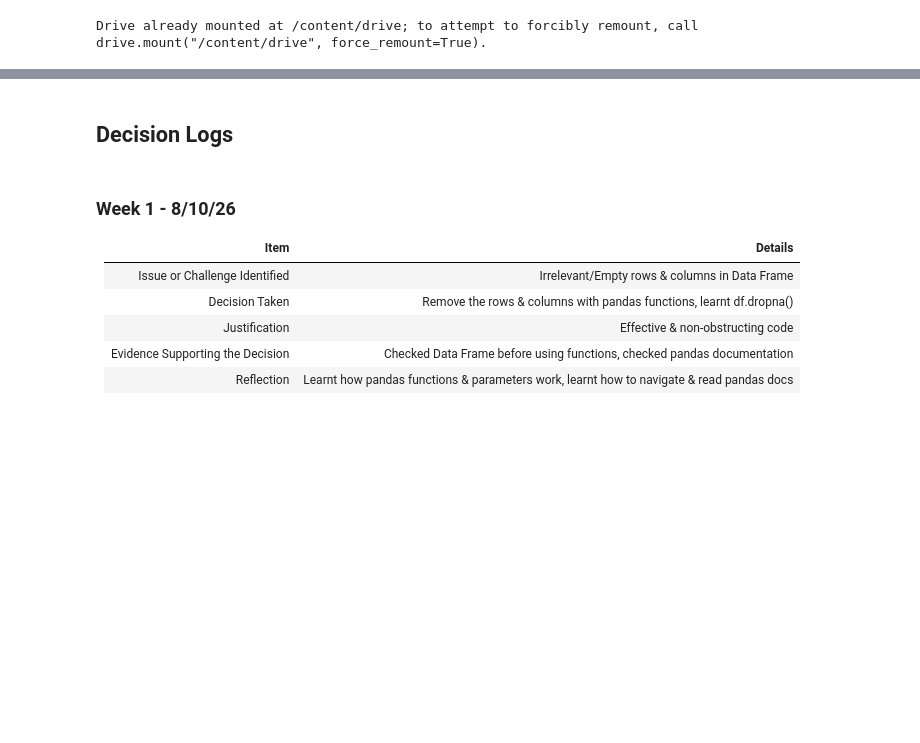
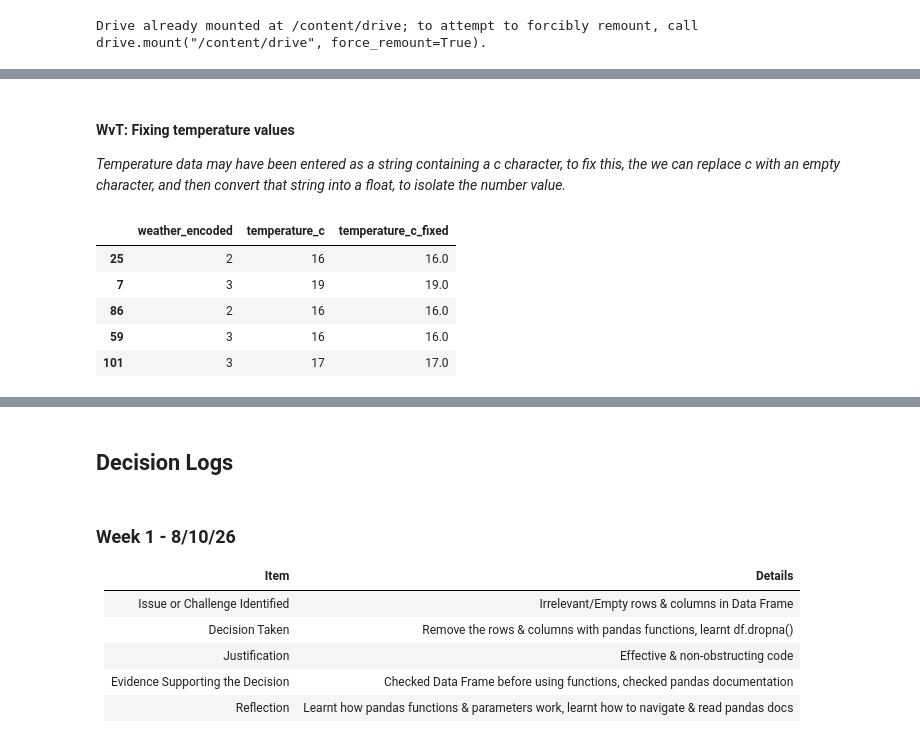
Before and after one commit to Paul-Daly366/MachineLearning_Project_Colab, a Jupyter notebook: MachineLearningProj.ipynb, the cells around one changed output, grey strips where cells are left out. Saved outputs shown, nothing was run; the diff lists cells and outputs as text; code cells hidden in the pictures; blank space fills up the shorter version.

```diff
--- a/MachineLearningProj.ipynb
+++ b/MachineLearningProj.ipynb
@@ -266,0 +169,4 @@ print(df_weather_temp_encoded.head)
+# %% [markdown]
+#### **WvT: Fixing temperature values**
+
+*Temperature data may have been entered as a string containing a c character, to fix this, the we can replace c with an empty character, and then convert that string into a float, to isolate the number value.*
@@ -266,0 +179,11 @@ print(df_weather_temp_encoded.head)
+# %%
+# TEMPERAURE COMPARISON
+# Showing a sample of the dataframe to compare the old and new temperature columns
+df_temp_fix.sample(5)
+# %% [output]
+|  | weather_encoded | temperature_c | temperature_c_fixed |
+| 25 | 2 | 16 | 16.0 |
+| 7 | 3 | 19 | 19.0 |
+| 86 | 2 | 16 | 16.0 |
+| 59 | 3 | 16 | 16.0 |
+| 101 | 3 | 17 | 17.0 |
```
Also changed, not shown: parts of 53 cells of this notebook.
